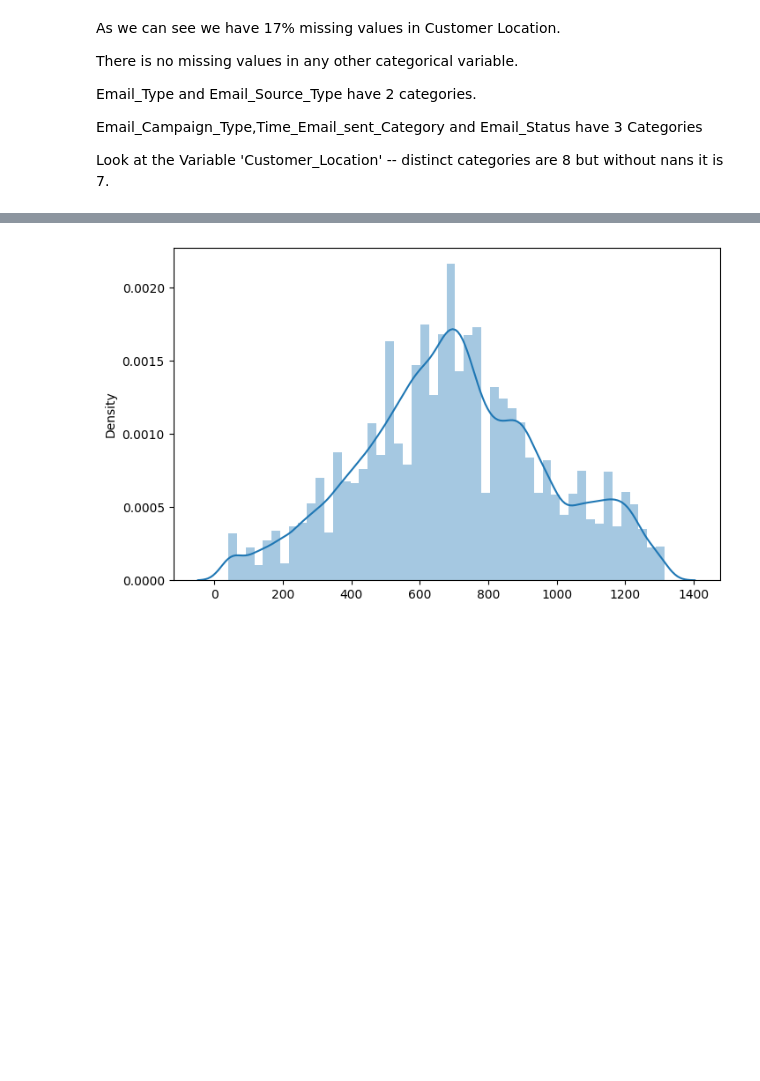
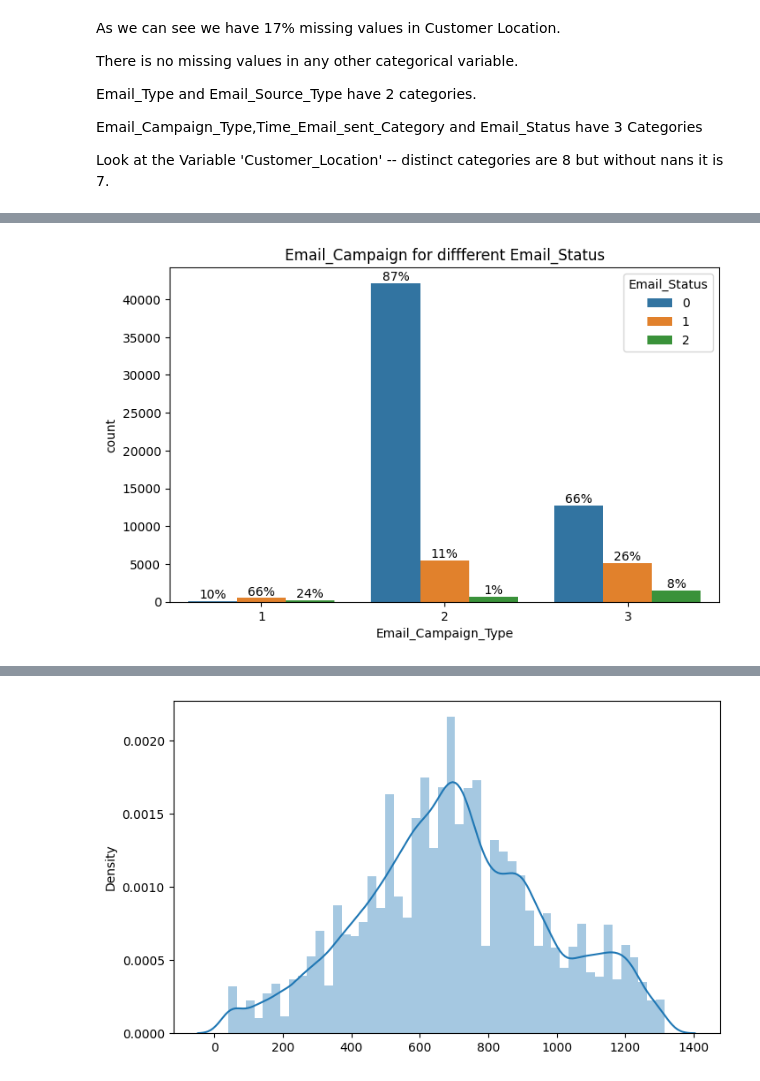
Before and after one commit to renukagore107/CAPSTONE-PROJECT-3--CLASSIFICATION, a Jupyter notebook: classification_data_email.ipynb, the cells around one changed output, grey strips where cells are left out. Cells and saved outputs as stored; diff of their text form; code cells hidden in the pictures; blank space fills up the shorter version.

```diff
--- a/classification_data_email.ipynb
+++ b/classification_data_email.ipynb
@@ -323,0 +394,7 @@ for i,value in enumerate(categorical_variables):
+# %%
+# Chart - 5 visualization code
+ax=sns.countplot(email_df['Email_Campaign_Type'],hue=email_df["Email_Status"])
+plt.title('Email_Campaign for diffferent Email_Status')
+barPerc(email_df,'Email_Campaign_Type',ax)
+# %% [output]
+[figure, added]
```
Also changed, not shown: parts of 53 cells of this notebook.
